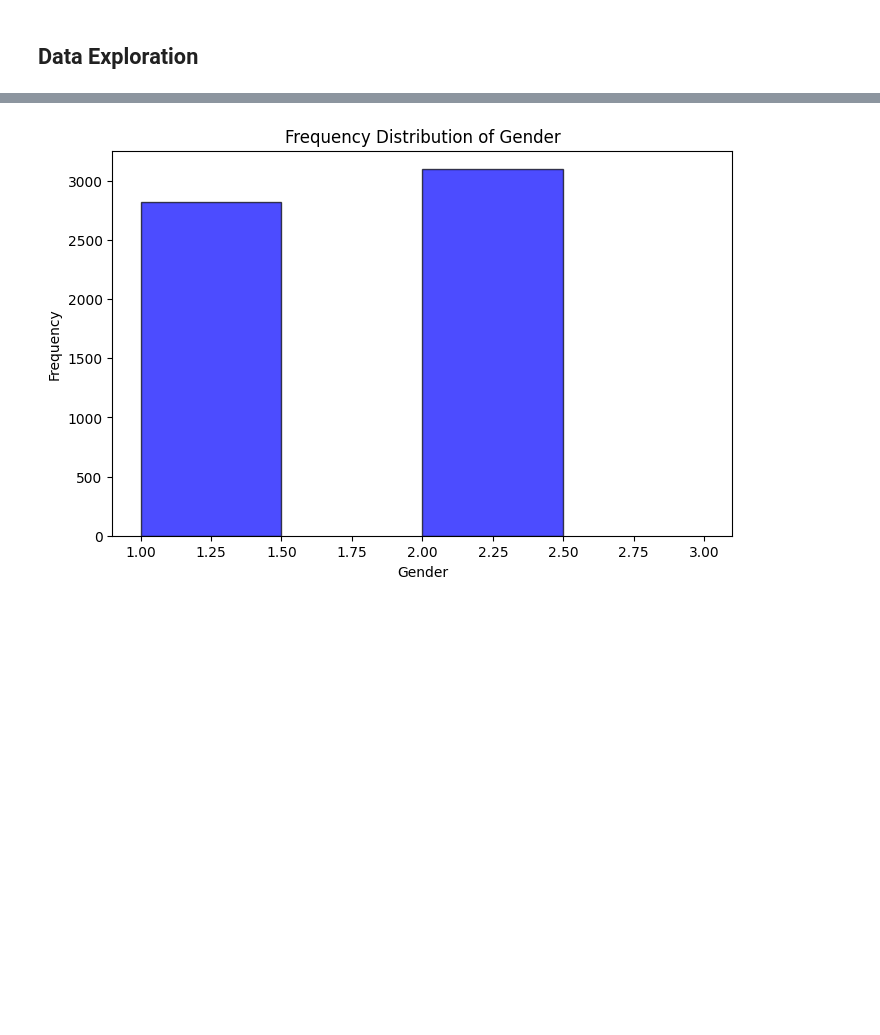
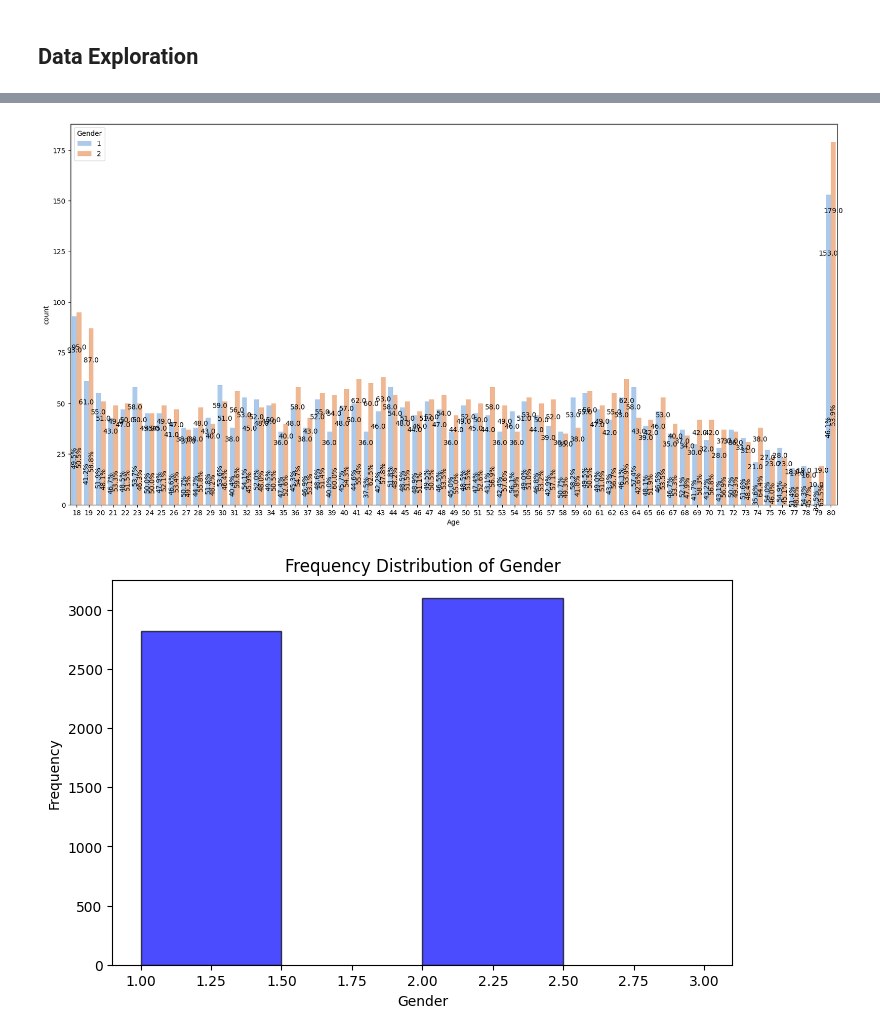
Before and after one commit to samcohen1/HypertensionML, a Jupyter notebook: new_predictor.ipynb, the cells around one changed output, grey strips where cells are left out. Drawn from its saved outputs; the diff is of its cells as text; code cells hidden in the pictures; blank space fills up the shorter version.

```diff
--- a/new_predictor.ipynb
+++ b/new_predictor.ipynb
@@ -225,0 +251,23 @@ df.head()
+# %%
+def plot_bivariate(col,hue):
+    if(df[col].nunique()>5):
+        plt.figure(figsize=(20,10))
+        rot=90
+    else:
+        plt.figure(figsize=(10,7))
+        rot=0
+    def percentage(ax):
+        heights = [[p.get_height() for p in bars] for bars in ax.containers] #Get the counts of each bar, make arrays when more than one in group
+        for bars in ax.containers:
+            for i, p in enumerate(bars):
+                total = sum(group[i] for group in heights) #Sum total of each group
+                percentage = (100 * p.get_height() / total) #Calculate % to annotate
+                ax.annotate(format(p.get_height()), (p.get_x() + p.get_width()*0.5,0.8*p.get_height()),
+                    ha = 'center', va = 'bottom', rotation=0)
+                if(percentage>25.0):
+                    percentage = f'{percentage:.1f}%'
+                    ax.annotate( percentage, (p.get_x() + p.get_width()*0.5, 0.25*p.get_height()), ha='center', va='center', rotation=rot)
+
+
+    plot = sns.countplot(x=df[col], hue=df[hue],palette='pastel')
+    percentage(plot)
@@ -226,3 +281,7 @@ df.head()
+# %%
+plot_bivariate('Age', 'Gender')
+# %% [output]
+[figure, added]
 # %%
 import pandas as pd
 import matplotlib.pyplot as plt
```
Also changed, not shown: parts of 3 cells of this notebook.
